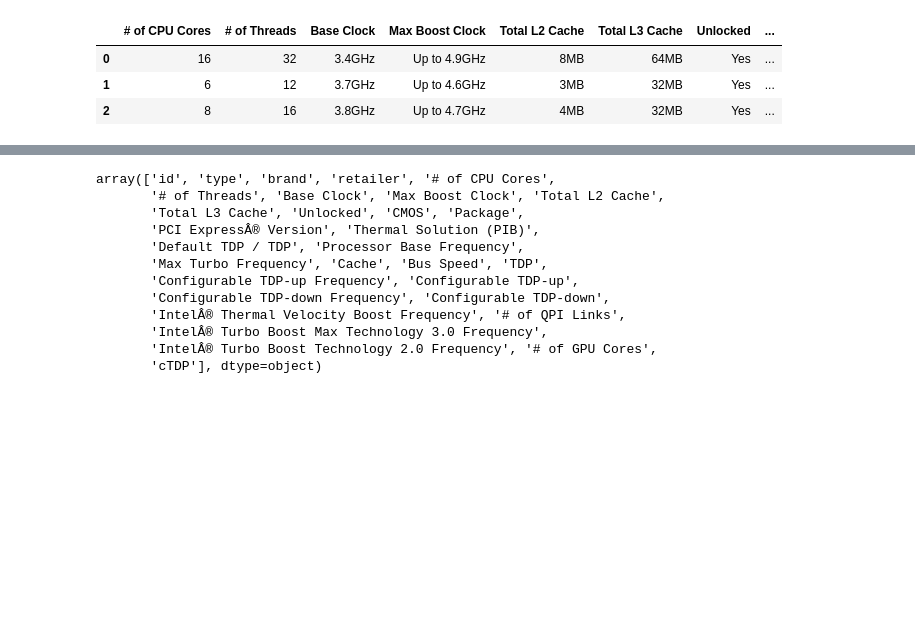
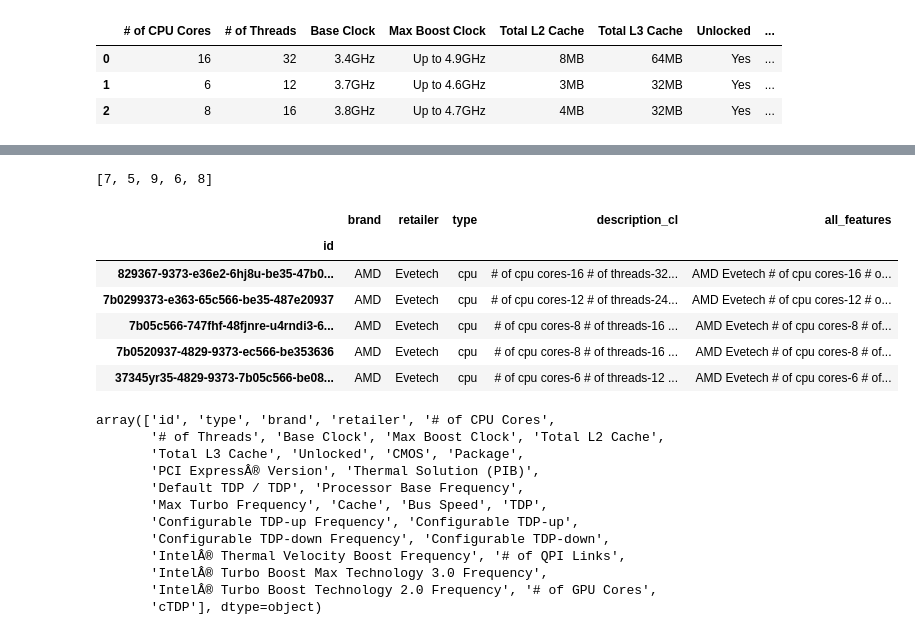
Before and after one commit to COS301-SE-2021/Silicon-Scraper, a Jupyter notebook: backend/recommendations/Recommender.ipynb, the cells around one changed output, grey strips where cells are left out. Drawn from its saved outputs; the diff is of its cells as text; code cells hidden in the pictures; blank space fills up the shorter version.

```diff
--- a/backend/recommendations/Recommender.ipynb
+++ b/backend/recommendations/Recommender.ipynb
@@ -58,0 +96,7 @@ wishlist_description
+# %%
+products_description.set_index('id', inplace=True)
+products_description['all_features'] = products_description['brand'] +" "+ products_description['retailer'] +" "+ products_description['description_cl']
+vectorizor = TfidfVectorizer(analyzer='word', ngram_range=(1, 3), min_df=0)
+tfidf_matrix = vectorizor.fit_transform(products_description['all_features'])
+similarity = linear_kernel(tfidf_matrix, tfidf_matrix)
+similarity
@@ -59 +124,30 @@ wishlist_description
+# %%
+rec = pd.Series(products_description.index)
+
+def recommend(idx, cosine):
+
+    #find the index of the product in the index series
+    item = rec[rec == idx].index[0]
+
+    #get array of similarities and sort them in descending order
+    similarity_scores = list(enumerate(cosine[item]))
+    similarity_scores = sorted(similarity_scores, key=lambda x: x[1], reverse=True)
+    similarity_scores = similarity_scores[1:6]
+
+    index = [i[0] for i in similarity_scores]
+    print(index)
+    return products_description.iloc[index]
+
+
+r = recommend(products_description.index[0], similarity)
+r
+# %% [output]
+[7, 5, 9, 6, 8]
+|  | brand | retailer | type | description_cl | all_features |
+| id |  |  |  |  |  |
+| 829367-9373-e36e2-6hj8u-be35-47b0... | AMD | Evetech | cpu | # of cpu cores-16 # of threads-32... | AMD Evetech # of cpu cores-16 # o... |
+| 7b0299373-e363-65c566-be35-487e20937 | AMD | Evetech | cpu | # of cpu cores-12 # of threads-24... | AMD Evetech # of cpu cores-12 # o... |
+| 7b05c566-747fhf-48fjnre-u4rndi3-6... | AMD | Evetech | cpu | # of cpu cores-8 # of threads-16 ... | AMD Evetech # of cpu cores-8 # of... |
+| 7b0520937-4829-9373-ec566-be353636 | AMD | Evetech | cpu | # of cpu cores-8 # of threads-16 ... | AMD Evetech # of cpu cores-8 # of... |
+| 37345yr35-4829-9373-7b05c566-be08... | AMD | Evetech | cpu | # of cpu cores-6 # of threads-12 ... | AMD Evetech # of cpu cores-6 # of... |
 # %%
```
Also changed, not shown: parts of 6 cells of this notebook, 3 other files.
